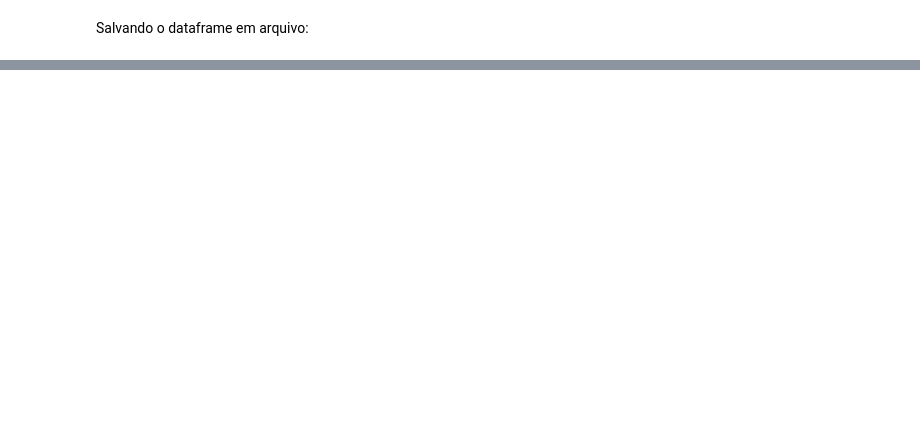
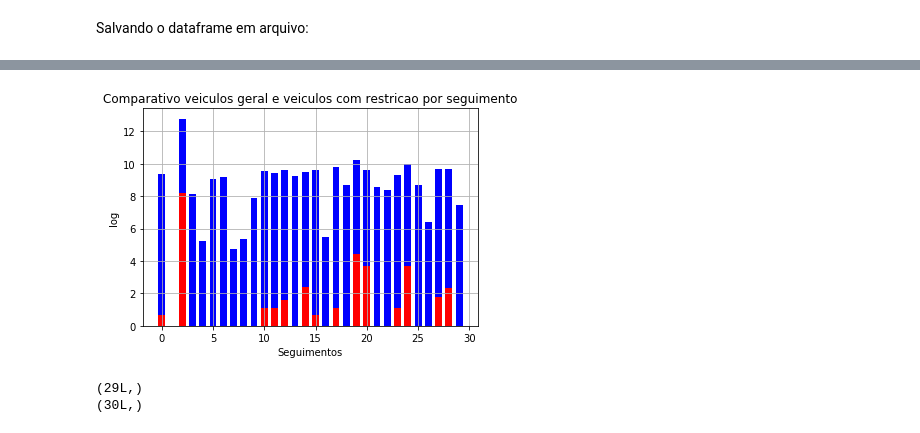
Before and after one commit to jessebr2/analise-rotas-veiculos-capstone-project, a Jupyter notebook: Analise_de_rotas_de_veiculos.ipynb, the cells around one changed output, grey strips where cells are left out. Cells and saved outputs as stored; diff of their text form; code cells hidden in the pictures; blank space fills up the shorter version.

Commit message:
modified:   Analise_de_rotas_de_veiculos.ipynb finalizado 	new file:   Machine Learning Engineer Nanodegree.docx 	modified:   Placa_transform.py finalizado

```diff
--- a/Analise_de_rotas_de_veiculos.ipynb
+++ b/Analise_de_rotas_de_veiculos.ipynb
@@ -497,0 +259,3 @@ IndexError: too many indices for array
+# %%
+#Criação de tabela prévia para receber os dados de veículos por locais
+data_restricao_prev = create_df_placaporpontos(data_csv2, 'placa', 'local')
@@ -497,0 +273,7 @@ IndexError: too many indices for array
+# %%
+data_restricao_locais_treinados = pd.DataFrame()
+lista_locais_treinados = set(data_csv['local'])
+for loc in lista_locais_treinados:
+    data_restricao_locais_treinados[loc] = data_restricao[loc]
+data_restricao_locais_treinados.fillna(0, inplace = True)
+print data_restricao_locais_treinados.shape
@@ -497,0 +284,8 @@ IndexError: too many indices for array
+# %%
+data_restricao_pca = pca.transform(data_restricao_locais_treinados) #aplica PCA
+data_restricao_pca = pd.DataFrame(data_restricao_pca, columns = pca_dimensions) #coloca os dados em um DataFrame
+data_restricao_pred = clusterer.predict(data_restricao_pca) #predição dos dados nos clusteres treinados
+print data_restricao_pred
+freq_restricao = np.bincount(data_restricao_pred) #distribuição de frequência de cada cluster para veículos com restrição
+print freq_restricao
+log_freq_restricao = np.log(freq_restricao)
@@ -497,0 +300,28 @@ IndexError: too many indices for array
+# %%
+def plot_thwo_bars_graph(a, b, x_label = "", y_label = "", title = ""):
+    import numpy as np
+    import matplotlib.pyplot as plt
+
+    x_a = range(len(a))
+    x_b = range(len(b))
+    width = 1/1.5
+    fig, ax = plt.subplots()
+    rect_a = ax.bar(x_a, a, width, color='b')
+    rect_b = ax.bar(x_b, b, width, color='r')
+    plt.grid(True)
+    plt.xlabel(x_label)
+    plt.ylabel(y_label)
+    plt.title(title)
+    plt.show()
+    return None
+# %%
+plot_thwo_bars_graph(log_freq, log_freq_restricao, title = "Comparativo veiculos geral e veiculos com restricao por seguimento", y_label = "log", x_label = "Seguimentos")
+# %% [output]
+[figure, added]
+# %%
+# verificando o tamanho de cada array
+print freq_restricao.shape
+print freq_labels.shape
+# %% [output]
+(29L,)
+(30L,)
```
Also changed, not shown: parts of 129 cells of this notebook, 2 other files.
